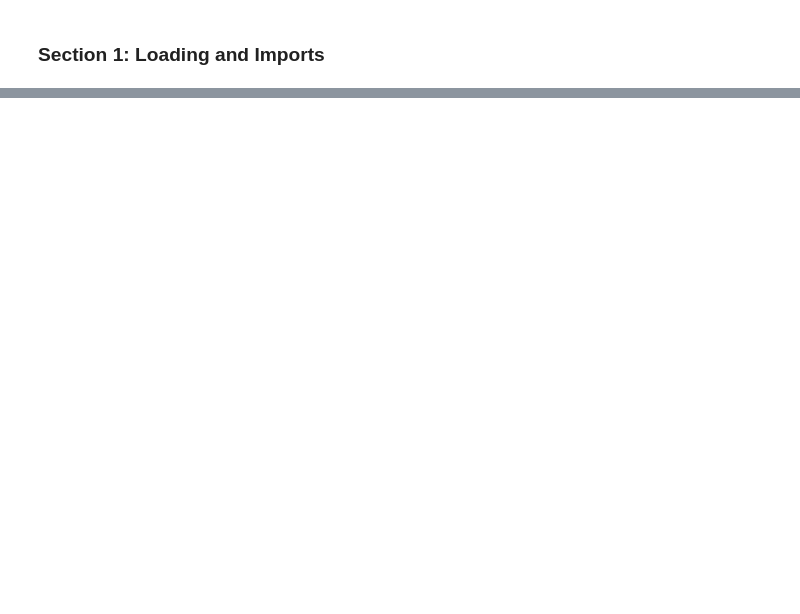
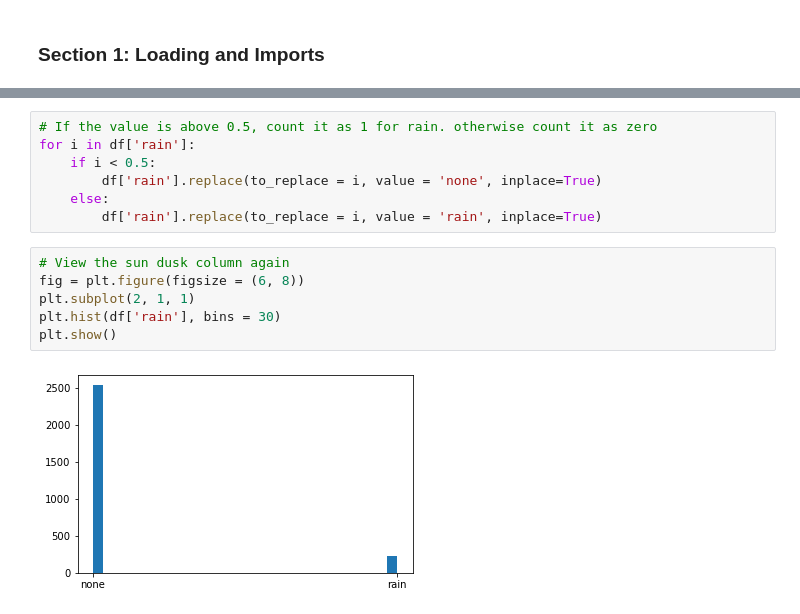
Before and after one commit to Caveexplorer/Home-Temperature-Time-Series-Forecasting, a Jupyter notebook: Notebooks/Pre-processing and Training Data Development.ipynb, the cells around one changed output, grey strips where cells are left out. Saved outputs shown, nothing was run; the diff lists cells and outputs as text; blank space fills up the shorter version.

```diff
--- a/Notebooks/Pre-processing and Training Data Development.ipynb
+++ b/Notebooks/Pre-processing and Training Data Development.ipynb
@@ -299,0 +133,15 @@ X_train, y_train, X_test, y_test = train_test_split(X, y, test_size=0.33, random
+# %%
+# If the value is above 0.5, count it as 1 for rain. otherwise count it as zero
+for i in df['rain']:
+    if i < 0.5:
+        df['rain'].replace(to_replace = i, value = 'none', inplace=True)
+    else:
+        df['rain'].replace(to_replace = i, value = 'rain', inplace=True)
+# %%
+# View the sun dusk column again
+fig = plt.figure(figsize = (6, 8))
+plt.subplot(2, 1, 1)
+plt.hist(df['rain'], bins = 30)
+plt.show()
+# %% [output]
+[figure, added]
```
Also changed, not shown: parts of 62 cells of this notebook, 3 other files.
